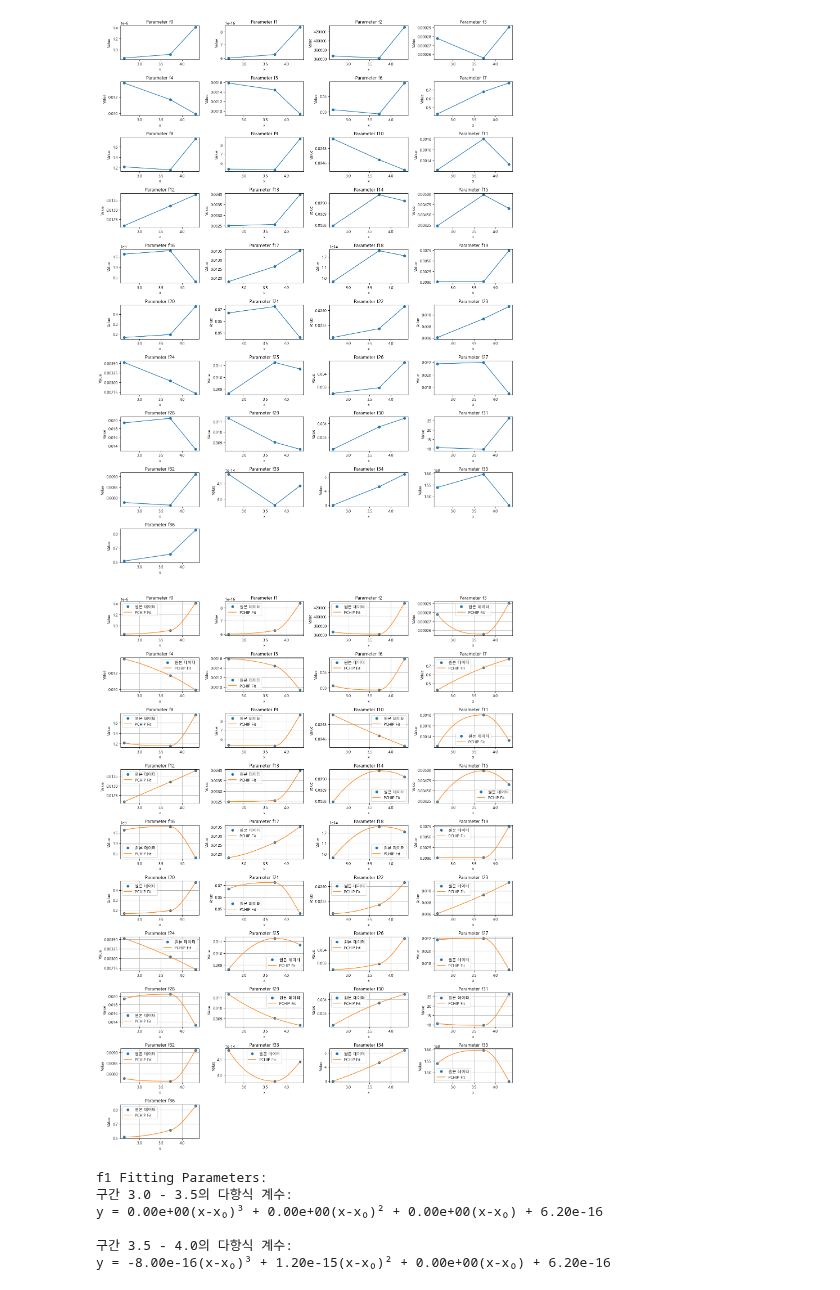
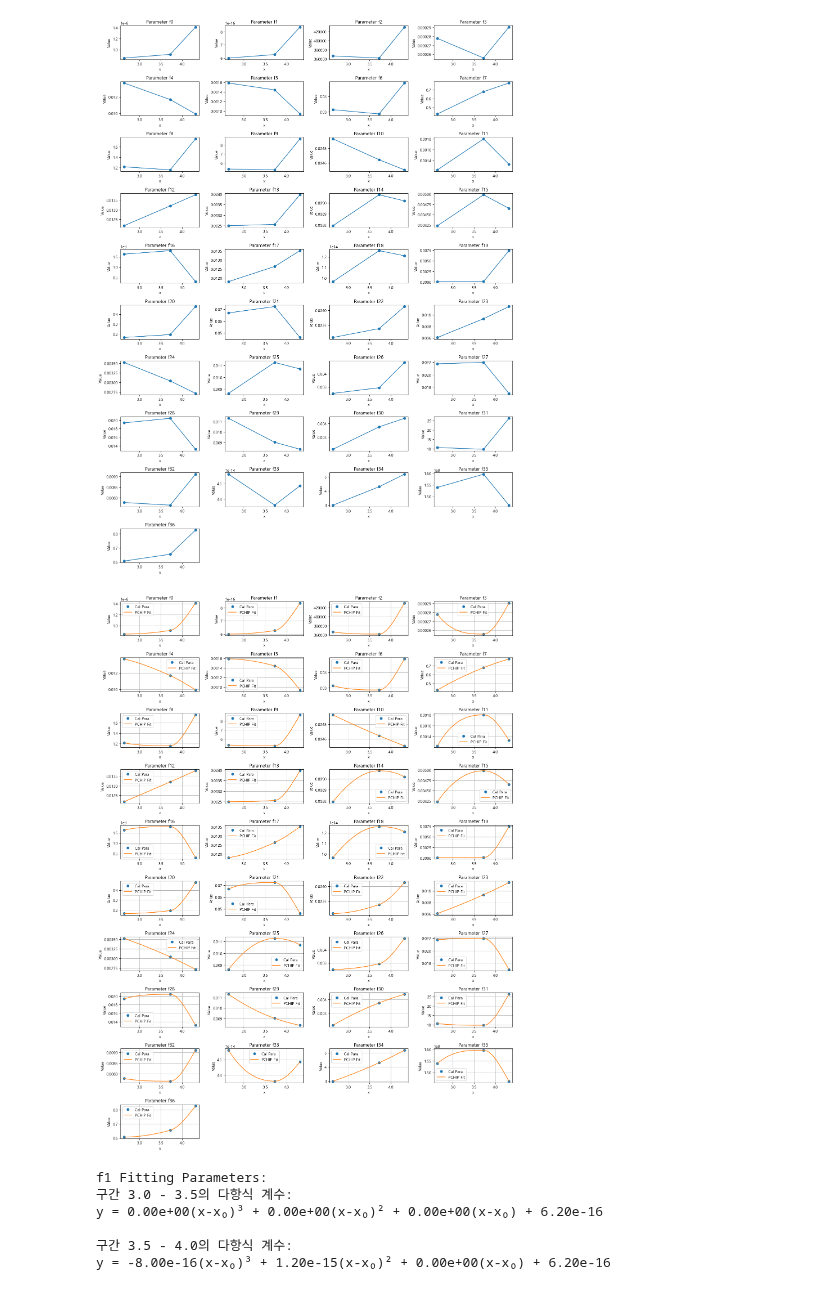
Before and after one commit to 100sjun/repos_python, a Jupyter notebook: Project/DBD_Plasma/Kinetic_Model/250423_general_model/paraset.ipynb, the cells around one changed output. Drawn from its saved outputs; the diff is of its cells as text; code cells hidden in the pictures.

```diff
--- a/Project/DBD_Plasma/Kinetic_Model/250423_general_model/paraset.ipynb
+++ b/Project/DBD_Plasma/Kinetic_Model/250423_general_model/paraset.ipynb
@@ -50,35 +50,35 @@ plt.show()
 from scipy.interpolate import PchipInterpolator
 import numpy as np
 
 # 전체 파라미터에 대한 fitting 수행
 plt.figure(figsize=(15, 20))
 for i in range(len(df)):
     # 현재 파라미터 데이터 추출
     param_data = y[i]
 
     # PCHIP 인터폴레이터 생성
     pchip = PchipInterpolator(x, param_data)
 
     # 부드러운 곡선을 위한 x값 생성
     x_new = np.linspace(min(x), max(x), 100)
 
     # fitting 결과 계산
     y_new = pchip(x_new)
 
     # 서브플롯 생성
     plt.subplot(10, 4, i+1)
-    plt.plot(x, param_data, 'o', label='원본 데이터')
+    plt.plot(x, param_data, 'o', label='Cal Para')
     plt.plot(x_new, y_new, '-', label='PCHIP Fit')
     plt.title(f'Parameter {df["para"][i]}')
     plt.xlabel('x')
     plt.ylabel('Value')
     plt.legend()
     plt.grid(True)
 
 plt.tight_layout()
 plt.show()
 # %% [output]
-[figure, old version]
+[figure, new version]
 # %%
 from scipy.interpolate import PchipInterpolator
 import numpy as np
```
Also changed, not shown: 35 other files.
